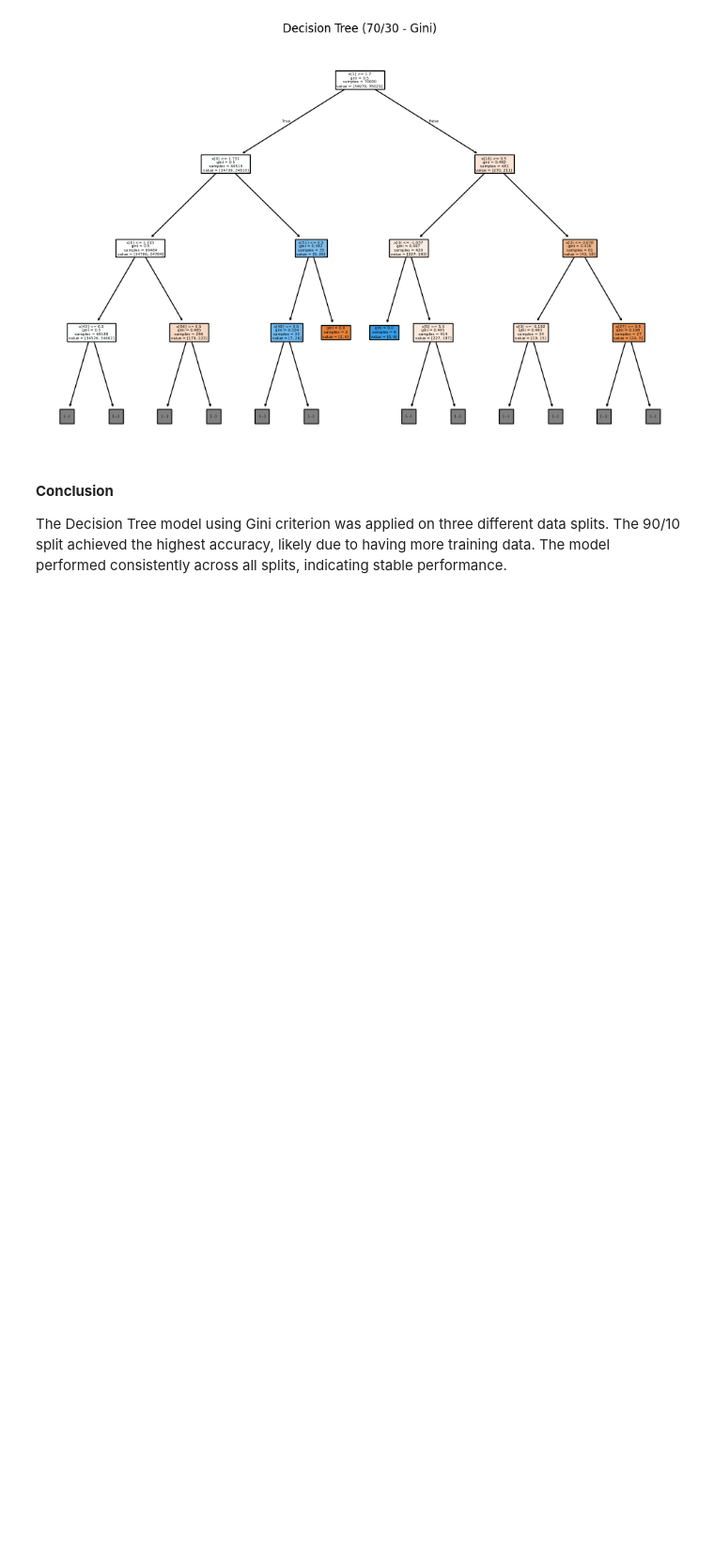
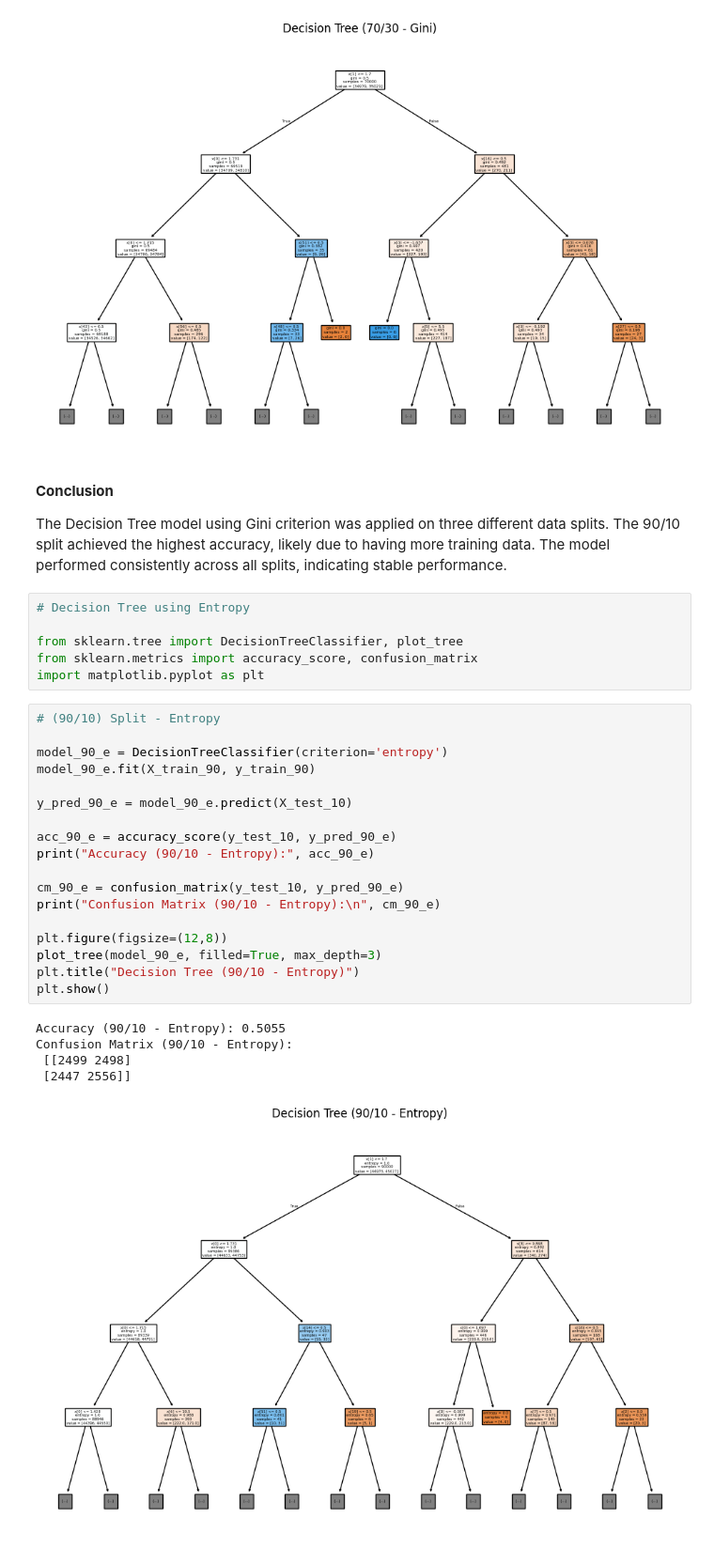
Before and after one commit to noor-gh06/Cybercrime-DataMining, a Jupyter notebook: phase3.ipynb, the cells around one changed output. Shown at 94% size. Saved outputs shown, nothing was run; the diff lists cells and outputs as text; blank space fills up the shorter version.

```diff
--- a/phase3.ipynb
+++ b/phase3.ipynb
@@ -723,3 +723,33 @@ Confusion Matrix (70/30):
 **Conclusion**
 
 The Decision Tree model using Gini criterion was applied on three different data splits. The 90/10 split achieved the highest accuracy, likely due to having more training data. The model performed consistently across all splits, indicating stable performance.
+# %%
+# Decision Tree using Entropy
+
+from sklearn.tree import DecisionTreeClassifier, plot_tree
+from sklearn.metrics import accuracy_score, confusion_matrix
+import matplotlib.pyplot as plt
+# %%
+# (90/10) Split - Entropy
+
+model_90_e = DecisionTreeClassifier(criterion='entropy')
+model_90_e.fit(X_train_90, y_train_90)
+
+y_pred_90_e = model_90_e.predict(X_test_10)
+
+acc_90_e = accuracy_score(y_test_10, y_pred_90_e)
+print("Accuracy (90/10 - Entropy):", acc_90_e)
+
+cm_90_e = confusion_matrix(y_test_10, y_pred_90_e)
+print("Confusion Matrix (90/10 - Entropy):\n", cm_90_e)
+
+plt.figure(figsize=(12,8))
+plot_tree(model_90_e, filled=True, max_depth=3)
+plt.title("Decision Tree (90/10 - Entropy)")
+plt.show()
+# %% [output]
+Accuracy (90/10 - Entropy): 0.5055
+Confusion Matrix (90/10 - Entropy):
+ [[2499 2498]
+ [2447 2556]]
+[figure, added]
```
Also changed, not shown: parts of 8 cells of this notebook.
